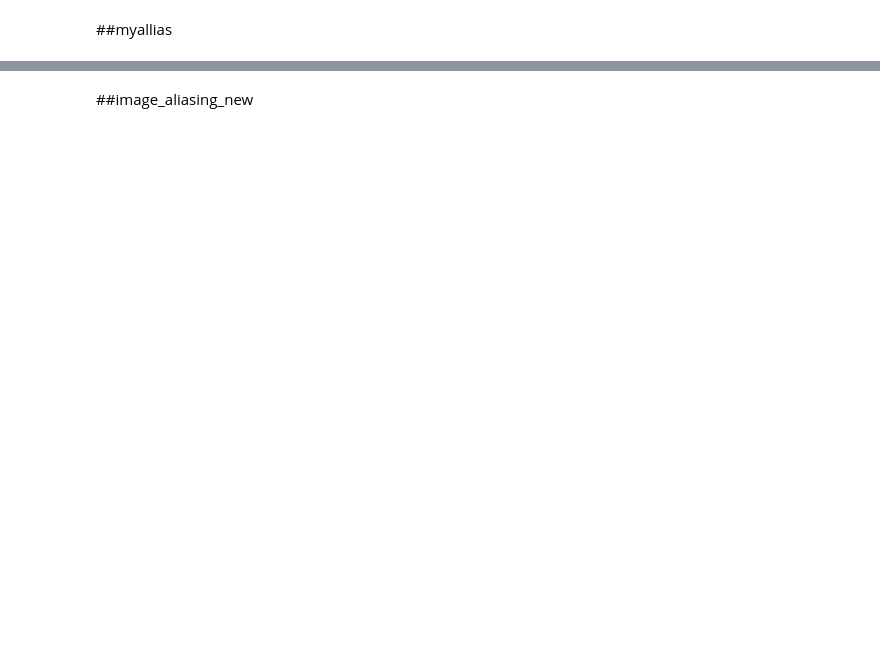
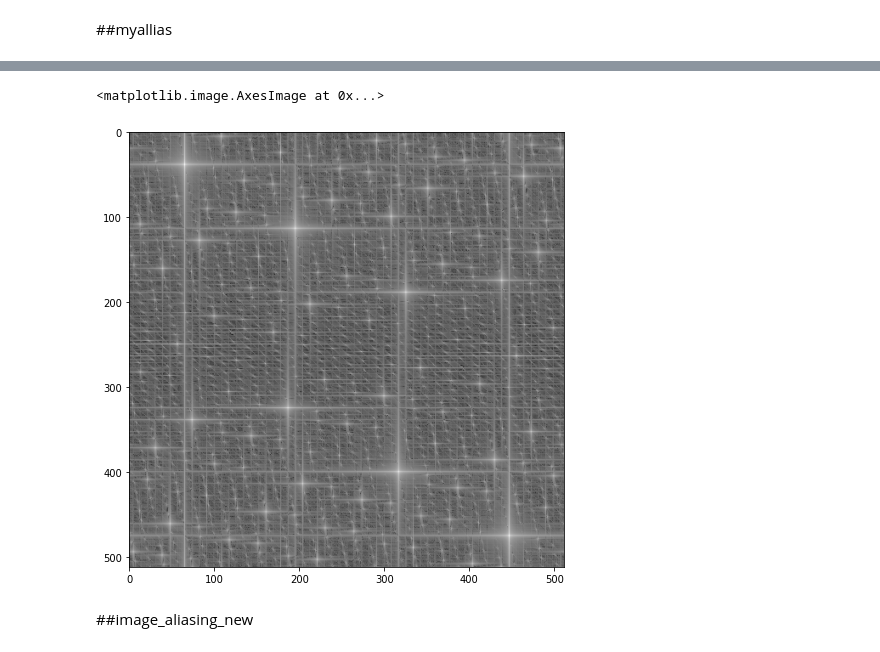
Before and after one commit to LuFernandez/imagaynes, a Jupyter notebook: analisis_scripts/rep_imagenes.ipynb, the cells around one changed output, grey strips where cells are left out. Drawn from its saved outputs; the diff is of its cells as text; code cells hidden in the pictures; blank space fills up the shorter version.

```diff
--- a/analisis_scripts/rep_imagenes.ipynb
+++ b/analisis_scripts/rep_imagenes.ipynb
@@ -119,2 +239,10 @@ La motivación para plotear el logaritmo del espectro surge de que el display pu
+# %%
+fig_1 = plt.figure(figsize =(8,8))
+IM = np.fft.fft2(img)
+IMd = np.log(1+np.abs(IM))
+plt.imshow((IMd/np.max(np.max(IMd))), cmap='gray', vmin=0, vmax=1)
+# %% [output]
+<matplotlib.image.AxesImage at 0x...>
+[figure, added]
 # %% [markdown]
 ##image_aliasing_new
```
Also changed, not shown: parts of 3 cells of this notebook.
